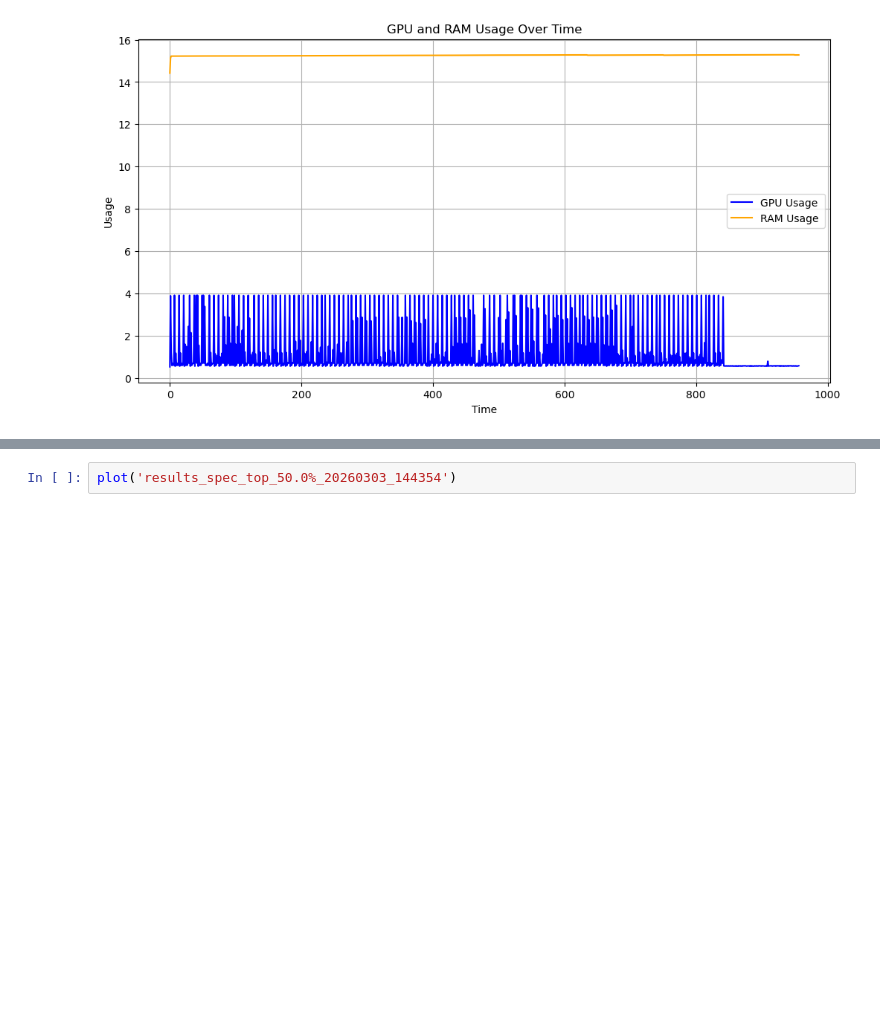
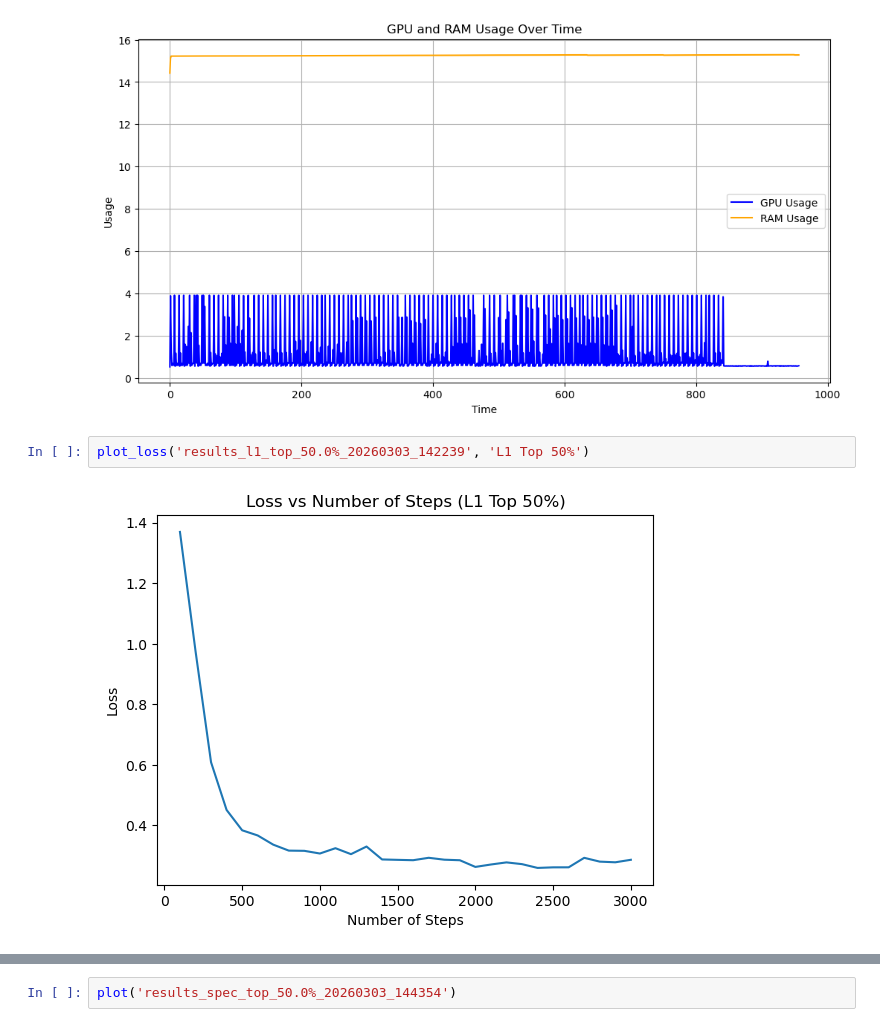
Before and after one commit to Matthew-Elbert/Selective-LoRA-Update-for-Memory-Efficient-LLM-Fine-Tuning, a Jupyter notebook: magnitude/plotting_memory.ipynb, the cells around one changed output, grey strips where cells are left out. Cells and saved outputs as stored; diff of their text form; blank space fills up the shorter version.

```diff
--- a/magnitude/plotting_memory.ipynb
+++ b/magnitude/plotting_memory.ipynb
@@ -44,3 +87,7 @@ plot('results_fro_top_50.0%_20260303_135815')
 plot('results_l1_top_50.0%_20260303_142239')
 # %% [output]
 [figure]
+# %%
+plot_loss('results_l1_top_50.0%_20260303_142239', 'L1 Top 50%')
+# %% [output]
+[figure, added]
```
Also changed, not shown: parts of 14 cells of this notebook.
